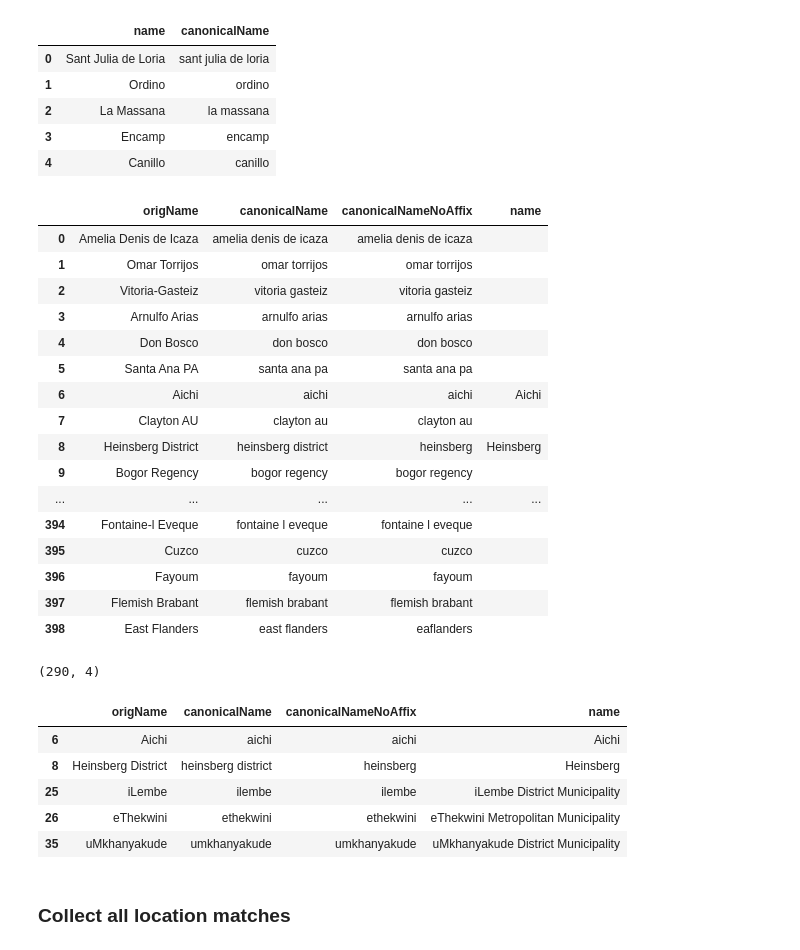
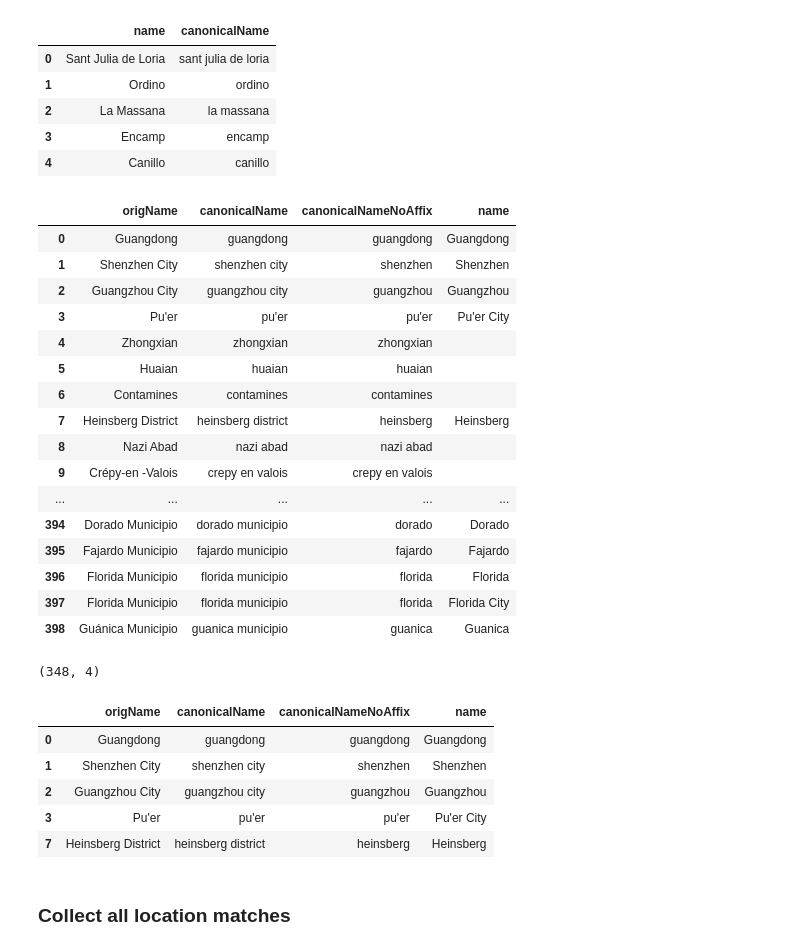
Before and after one commit to covid-19-net/covid-19-community, a Jupyter notebook: notebooks/dataprep/10a-GeoLink.ipynb, the cells around one changed output. Saved outputs shown, nothing was run; the diff lists cells and outputs as text; code cells hidden in the pictures.

```diff
--- a/notebooks/dataprep/10a-GeoLink.ipynb
+++ b/notebooks/dataprep/10a-GeoLink.ipynb
@@ -23,14 +23,13 @@ print(NEO4J_IMPORT)
 # %% [markdown]
 ### Import data sources that have an `origLocation` property
 # %%
-df1 = pd.read_csv(NEO4J_IMPORT / '01b-Nextstrain.csv', dtype='str', usecols=['origLocation'])
-df2 = pd.read_csv(NEO4J_IMPORT / '01d-CNCBStrain.csv', dtype='str', usecols=['origLocation'])
+df2 = pd.read_csv(NEO4J_IMPORT / '01c-CNCBStrain.csv', dtype='str', usecols=['origLocation'])
 df3 = pd.read_csv(NEO4J_IMPORT / '02a-JHUCasesGlobal.csv', dtype='str', usecols=['origLocation'])
 df4 = pd.read_csv(NEO4J_IMPORT / '02b-CDSCases.csv', dtype='str', usecols=['origLocation'])
 df5 = pd.read_csv(NEO4J_IMPORT / '02d-GOBMXCasesAdmin1.csv', dtype='str', usecols=['origLocation'])
 df6 = pd.read_csv(NEO4J_IMPORT / '02d-GOBMXCasesAdmin2.csv', dtype='str', usecols=['origLocation'])
 
-df = pd.concat([df1, df2, df3, df4, df5, df6])
+df = pd.concat([df2, df3, df4, df5, df6])
 # %%
 df.drop_duplicates(inplace=True)
 df.fillna('', inplace=True)
@@ -525,40 +539,40 @@ geo_divisions['canonicalNameNoAffix'] = geo_divisions.apply(lambda x: remove_aff
 divisions = divisions.merge(geo_divisions[['name', 'canonicalNameNoAffix']], on='canonicalNameNoAffix', how='left')
 divisions.fillna('', inplace=True)
 # %%
-divisions.head(1000)
+divisions.head()
 # %% [output]
 |  | origName | canonicalName | canonicalNameNoAffix | name |
-| 0 | Amelia Denis de Icaza | amelia denis de icaza | amelia denis de icaza |  |
-| 1 | Omar Torrijos | omar torrijos | omar torrijos |  |
-| 2 | Vitoria-Gasteiz | vitoria gasteiz | vitoria gasteiz |  |
-| 3 | Arnulfo Arias | arnulfo arias | arnulfo arias |  |
-| 4 | Don Bosco | don bosco | don bosco |  |
-| 5 | Santa Ana PA | santa ana pa | santa ana pa |  |
-| 6 | Aichi | aichi | aichi | Aichi |
-| 7 | Clayton AU | clayton au | clayton au |  |
-| 8 | Heinsberg District | heinsberg district | heinsberg | Heinsberg |
-| 9 | Bogor Regency | bogor regency | bogor regency |  |
+| 0 | Guangdong | guangdong | guangdong | Guangdong |
+| 1 | Shenzhen City | shenzhen city | shenzhen | Shenzhen |
+| 2 | Guangzhou City | guangzhou city | guangzhou | Guangzhou |
+| 3 | Pu'er | pu'er | pu'er | Pu'er City |
+| 4 | Zhongxian | zhongxian | zhongxian |  |
+| 5 | Huaian | huaian | huaian |  |
+| 6 | Contamines | contamines | contamines |  |
+| 7 | Heinsberg District | heinsberg district | heinsberg | Heinsberg |
+| 8 | Nazi Abad | nazi abad | nazi abad |  |
+| 9 | Crépy-en -Valois | crepy en valois | crepy en valois |  |
 | ... | ... | ... | ... | ... |
-| 394 | Fontaine-l Eveque | fontaine l eveque | fontaine l eveque |  |
-| 395 | Cuzco | cuzco | cuzco |  |
-| 396 | Fayoum | fayoum | fayoum |  |
-| 397 | Flemish Brabant | flemish brabant | flemish brabant |  |
-| 398 | East Flanders | east flanders | eaflanders |  |
+| 394 | Dorado Municipio | dorado municipio | dorado | Dorado |
+| 395 | Fajardo Municipio | fajardo municipio | fajardo | Fajardo |
+| 396 | Florida Municipio | florida municipio | florida | Florida |
+| 397 | Florida Municipio | florida municipio | florida | Florida City |
+| 398 | Guánica Municipio | guanica municipio | guanica | Guanica |
 # %%
 divisions_exact_match = divisions.query("name != ''")
 # %%
 divisions_exact_match.shape
 # %% [output]
-(290, 4)
+(348, 4)
 # %%
 divisions_exact_match.head()
 # %% [output]
 |  | origName | canonicalName | canonicalNameNoAffix | name |
-| 6 | Aichi | aichi | aichi | Aichi |
-| 8 | Heinsberg District | heinsberg district | heinsberg | Heinsberg |
-| 25 | iLembe | ilembe | ilembe | iLembe District Municipality |
-| 26 | eThekwini | ethekwini | ethekwini | eThekwini Metropolitan Municipality |
-| 35 | uMkhanyakude | umkhanyakude | umkhanyakude | uMkhanyakude District Municipality |
+| 0 | Guangdong | guangdong | guangdong | Guangdong |
+| 1 | Shenzhen City | shenzhen city | shenzhen | Shenzhen |
+| 2 | Guangzhou City | guangzhou city | guangzhou | Guangzhou |
+| 3 | Pu'er | pu'er | pu'er | Pu'er City |
+| 7 | Heinsberg District | heinsberg district | heinsberg | Heinsberg |
 # %% [markdown]
 ### Collect all location matches
 # %%
```
Also changed, not shown: parts of 46 cells of this notebook.
